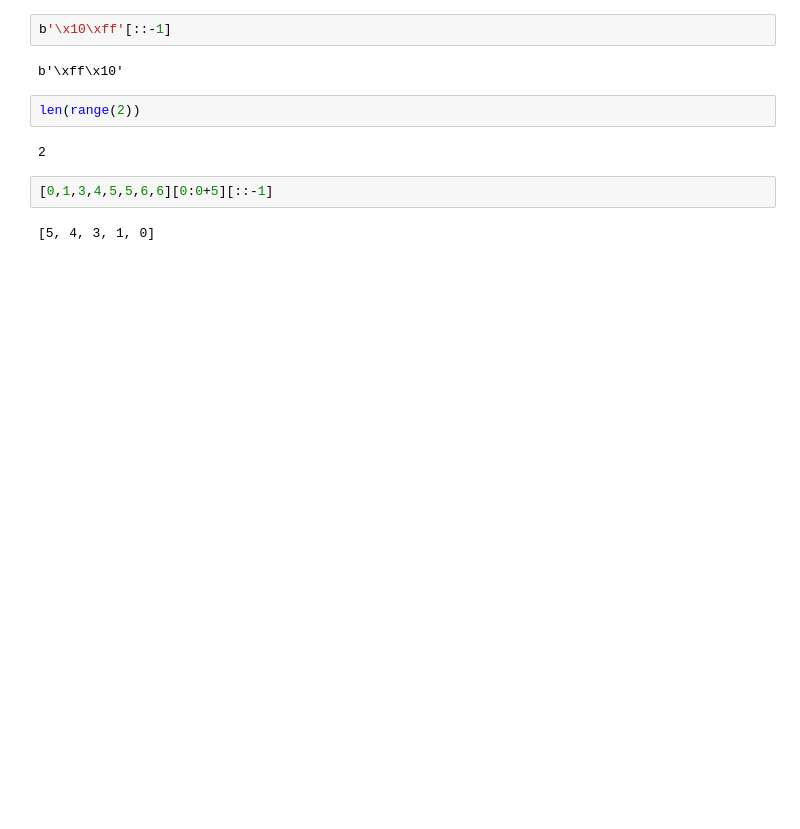
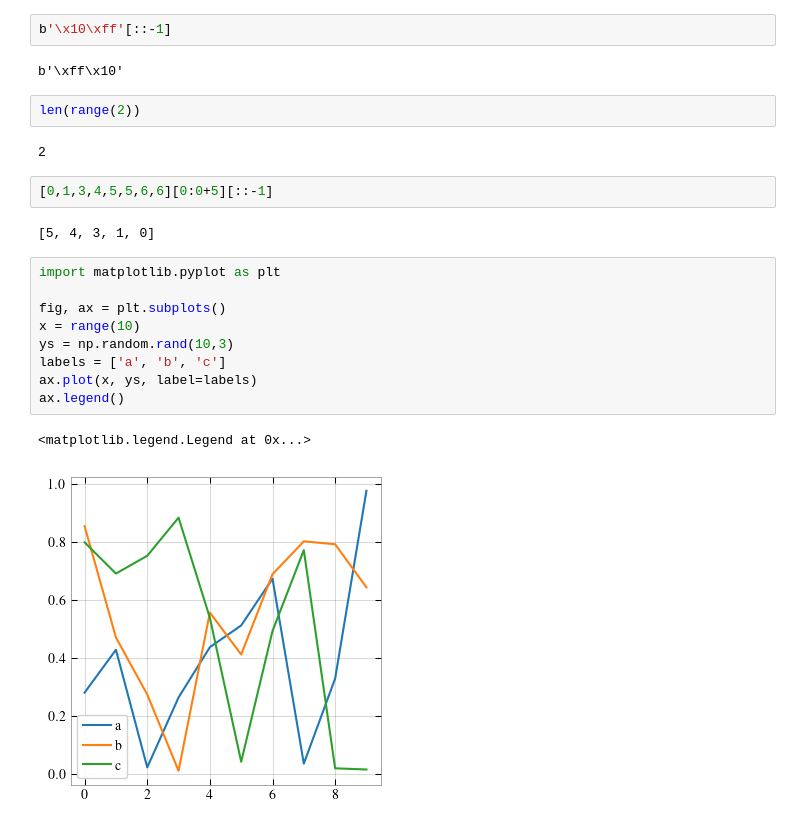
Before and after one commit to lzawbrito/quantum-optics, a Jupyter notebook: scratch.ipynb, the cells around one changed output. Saved outputs shown, nothing was run; the diff lists cells and outputs as text; blank space fills up the shorter version.

```diff
--- a/scratch.ipynb
+++ b/scratch.ipynb
@@ -45,3 +45,15 @@ len(range(2))
 [0,1,3,4,5,5,6,6][0:0+5][::-1]
 # %% [output]
 [5, 4, 3, 1, 0]
+# %%
+import matplotlib.pyplot as plt
+
+fig, ax = plt.subplots()
+x = range(10)
+ys = np.random.rand(10,3)
+labels = ['a', 'b', 'c']
+ax.plot(x, ys, label=labels)
+ax.legend()
+# %% [output]
+<matplotlib.legend.Legend at 0x...>
+[figure, added]
```
Also changed, not shown: 7 other files.
